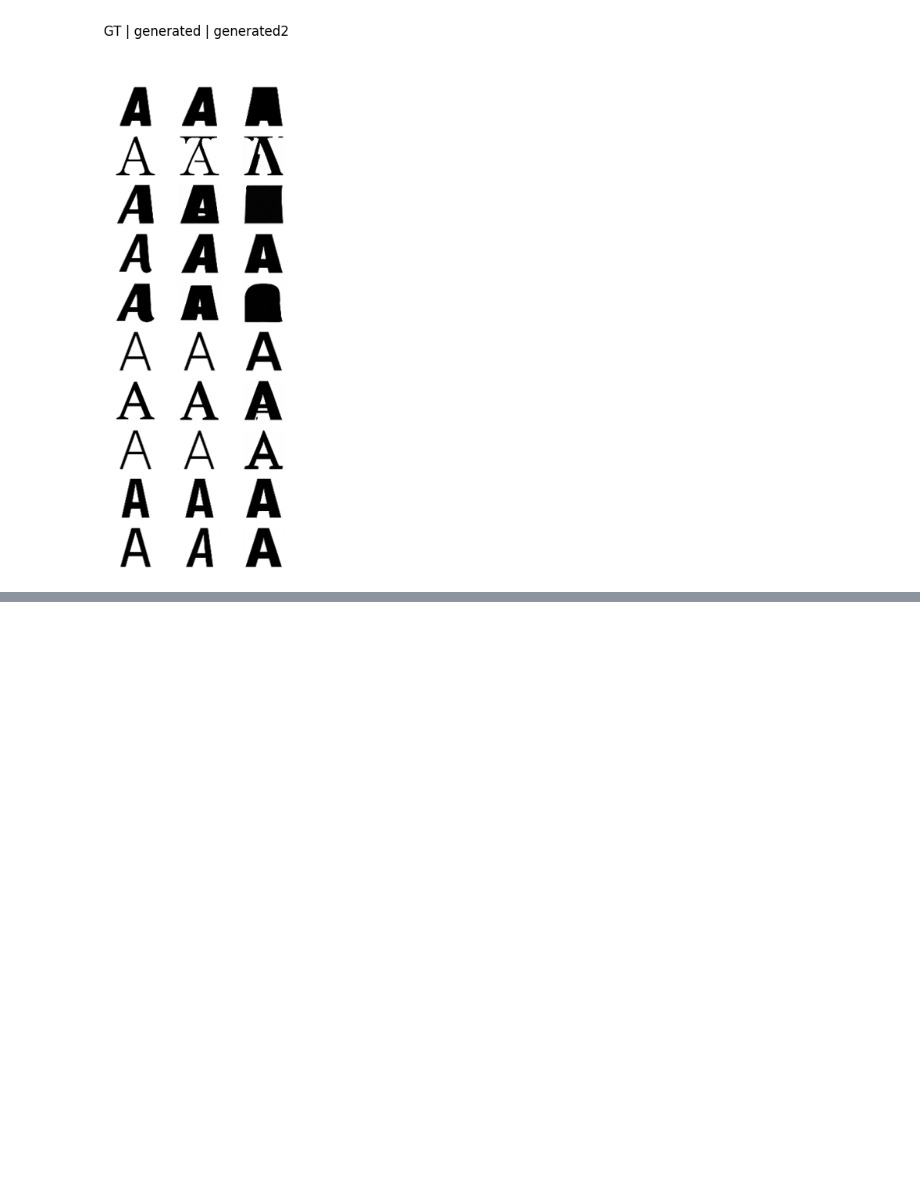
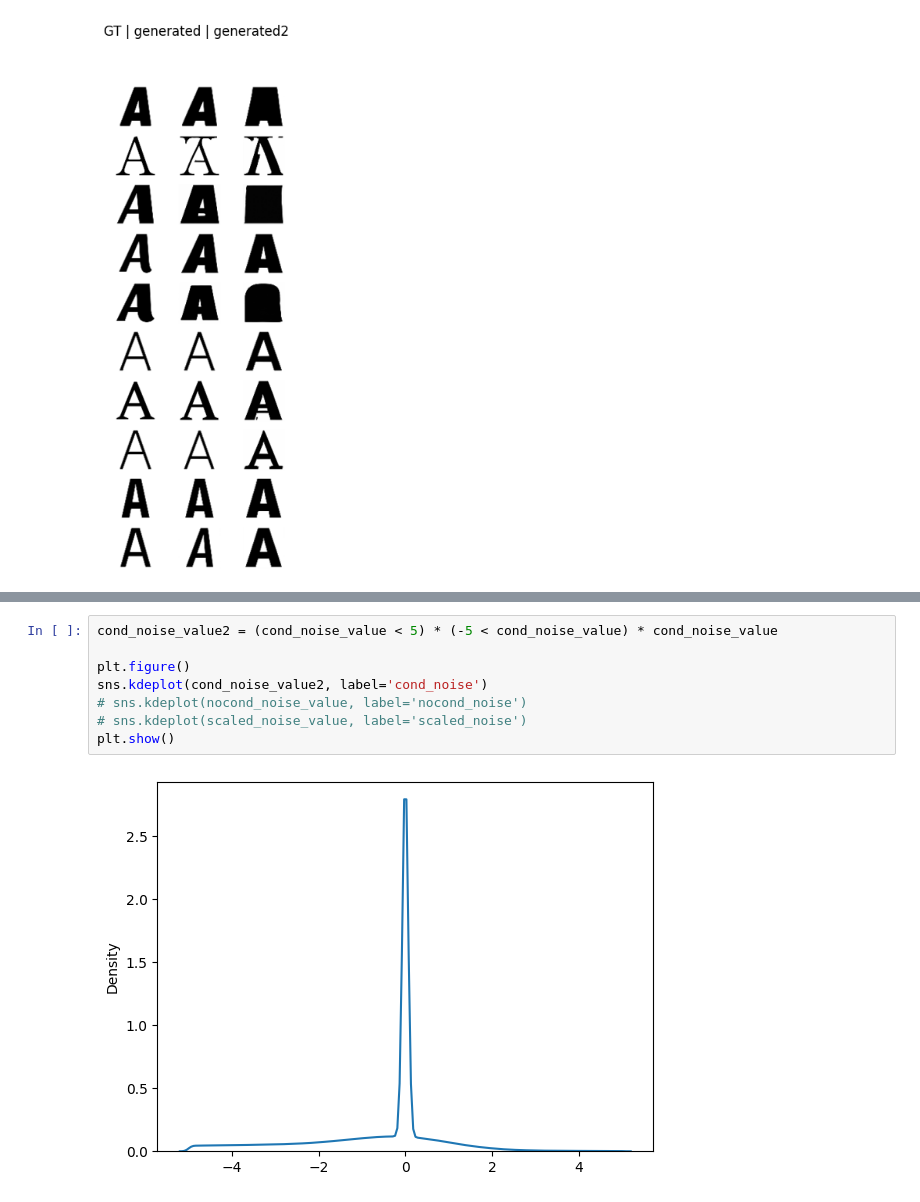
Before and after one commit to tetuomi/font-style-interpolation, a Jupyter notebook: style_interpolation.ipynb, the cells around one changed output, grey strips where cells are left out. Saved outputs shown, nothing was run; the diff lists cells and outputs as text; blank space fills up the shorter version.

```diff
--- a/style_interpolation.ipynb
+++ b/style_interpolation.ipynb
@@ -526,0 +574,10 @@ plt.savefig(f"result/{os.path.basename(model_path).split('.')[0]}_noise_operatio
+# %%
+cond_noise_value2 = (cond_noise_value < 5) * (-5 < cond_noise_value) * cond_noise_value
+
+plt.figure()
+sns.kdeplot(cond_noise_value2, label='cond_noise')
+# sns.kdeplot(nocond_noise_value, label='nocond_noise')
+# sns.kdeplot(scaled_noise_value, label='scaled_noise')
+plt.show()
+# %% [output]
+[figure, added]
```
Also changed, not shown: parts of 9 cells of this notebook, 1 other file.
